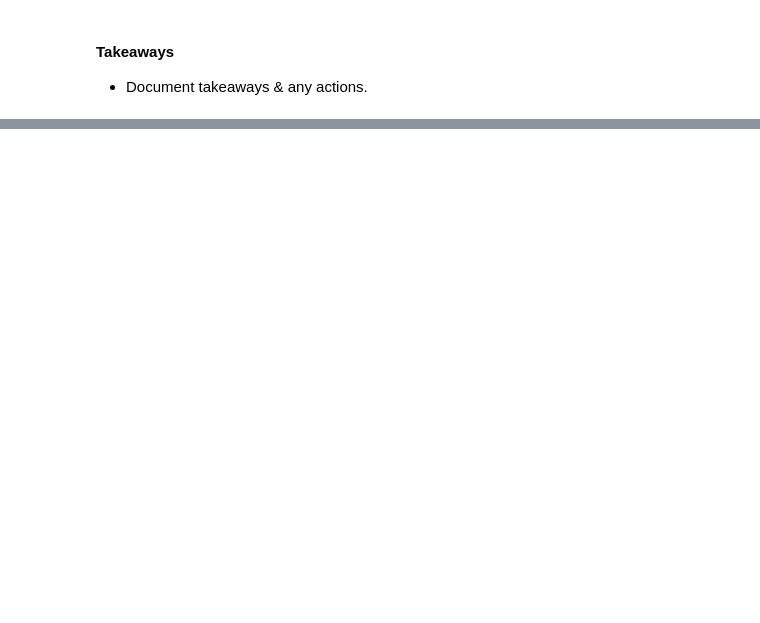
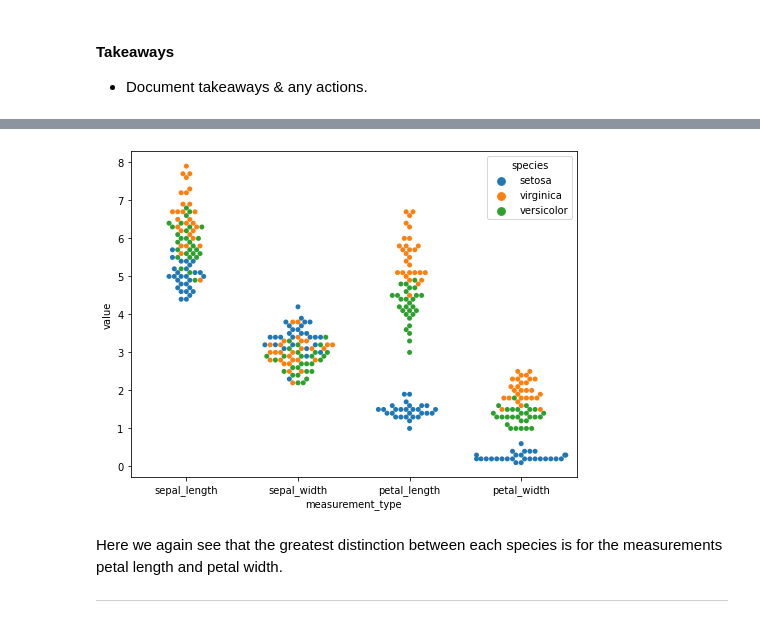
Before and after one commit to alegarcia-dev/classification-exercises, a Jupyter notebook: classification_exercises.ipynb, the cells around one changed output, grey strips where cells are left out. Saved outputs shown, nothing was run; the diff lists cells and outputs as text; code cells hidden in the pictures; blank space fills up the shorter version.

```diff
--- a/classification_exercises.ipynb
+++ b/classification_exercises.ipynb
@@ -1038,0 +1141,3 @@ We reject the null hypothesis that the population means of petal width for all t
+# %%
+train_tidy = train.drop(columns = ['species_versicolor', 'species_virginica']).melt(id_vars = 'species', var_name = 'measurement_type')
+train_tidy.head()
@@ -1038,0 +1151,9 @@ We reject the null hypothesis that the population means of petal width for all t
+# %%
+plt.figure(figsize = (8, 6))
+sns.swarmplot(data = train_tidy, x = 'measurement_type', y = 'value', hue = 'species');
+# %% [output]
+[figure, added]
+# %% [markdown]
+Here we again see that the greatest distinction between each species is for the measurements petal length and petal width.
+
+---
```
Also changed, not shown: parts of 46 cells of this notebook.
